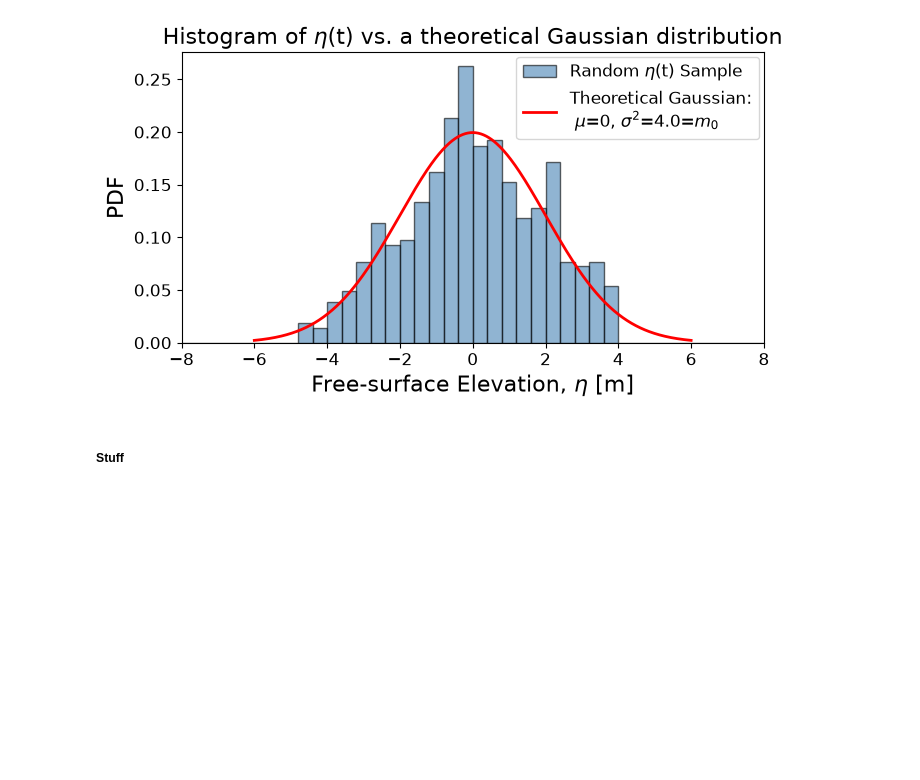
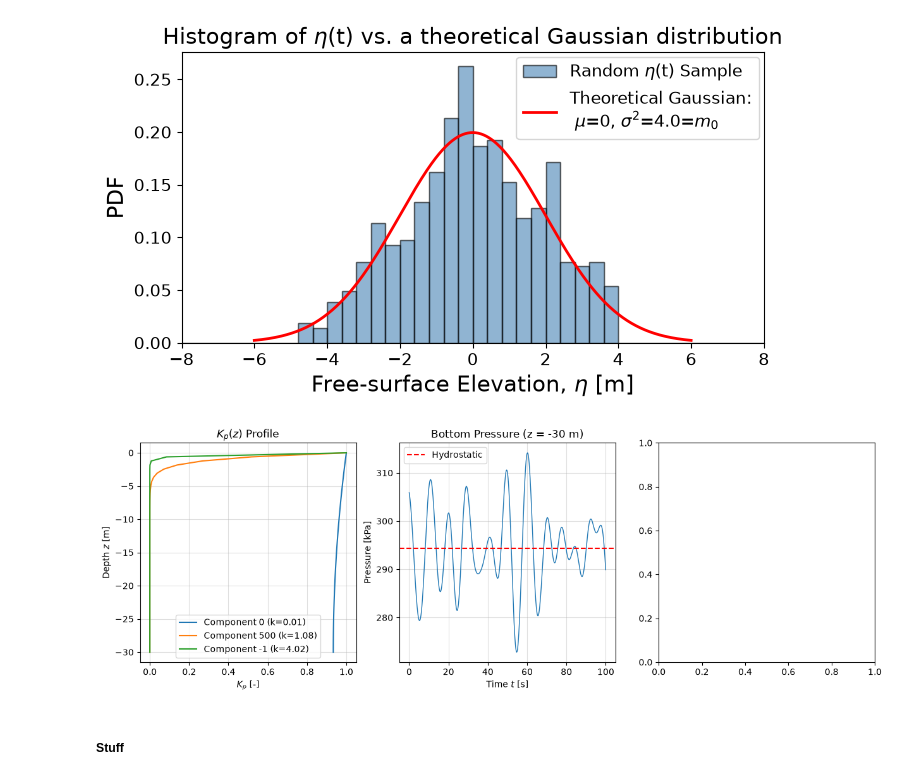
Before and after one commit to Dinojin/FSI_assignment-1, a Jupyter notebook: Q6.ipynb, the cells around one changed output. Drawn from its saved outputs; the diff is of its cells as text; code cells hidden in the pictures; blank space fills up the shorter version.

```diff
--- a/Q6.ipynb
+++ b/Q6.ipynb
@@ -19,6 +19,7 @@ maxT = 30 # 30 seconds
 
 # Parameters
 g = 9.81
+rho = 1000              # Water density [kg/m3]
 h = 30                  # Water depth [m]
 N = 1000                 # Number of wave components
 f_min = 1 / maxT
@@ -81,6 +82,7 @@ for i in range(N):
         np.cosh(k[i]*h) / np.sinh(k[i]*h)
         * np.cos(phase)
     )
+
 
 
 
@@ -302,6 +304,83 @@ plt.show()
 Standard deviation of random eta=1.8964, m0 (intended variance)=4.0
 Mean of random eta=0.0273, intended mean=0
 [figure]
+# %%
+from scipy.stats import norm
+
+# Pressure Gradient
+z = np.linspace(0, -30)
+p_hydrostatic = -(rho * g * z)
+K_p = np.zeros((len(z), N))
+
+for i in range(N):
+        K_pt = np.cosh(k[i] * (z+h)) / np.cosh(k[i] * h)
+        K_p[:, i] = K_pt
+
+p = np.zeros((len(z), len(t)))
+p += p_hydrostatic[:, None]
+
+for i in range(N):
+    eta_i = a[i] * np.cos(omega[i] * t + phi[i])
+    p += rho * g * K_p[:, i][:, None] * eta_i[None, :]
+
+# Plotting
+p_bottom = p[-1, :]
+p_hyd_bottom = p_hydrostatic[-1]
+K_p_bottom = K_p[-1, :]
+
+fig, axes = plt.subplots(1, 3, figsize=(15, 4.5))
+
+# 1. K_p vs Depth z (plotting first, middle, and last wave components)
+for idx in [0, N // 2, -1]:
+    axes[0].plot(K_p[:, idx], z, label=f"Component {idx} (k={k[idx]:.2f})")
+axes[0].set_title("$K_p(z)$ Profile")
+axes[0].set_xlabel("$K_p$ [-]")
+axes[0].set_ylabel("Depth $z$ [m]")
+axes[0].legend()
+axes[0].grid(True, alpha=0.4)
+
+# 2. Bottom Pressure Time Series (z = -30 m)
+axes[1].plot(t, p_bottom / 1e3, lw=1)
+axes[1].axhline(p_hyd_bottom / 1e3, color="r", ls="--", label="Hydrostatic")
+axes[1].set_title(f"Bottom Pressure (z = {z[-1]:.0f} m)")
+axes[1].set_xlabel("Time $t$ [s]")
+axes[1].set_ylabel("Pressure [kPa]")
+axes[1].legend()
+axes[1].grid(True, alpha=0.4)
+
+
+# p_dynamic = rho * g * K_p * eta
+# pbot = p_hydrostatic + p_dynamic
+
+mean_p = p.mean()
+std_p = p.std()
+var_p = std_p**2
+
+# plt.plot(t, p)
+
+# fig, ax = plt.subplots(figsize=(7.0, 4))
+
+# p_bins = np.linspace(-var_p * std_p, var_p * std_p, 41)
+# ax.hist(pbot, bins=p_bins, density=True, alpha=0.6,
+#         color='steelblue', edgecolor='black', label=r'Random p(t) Sample')
+
+# eta_range = np.linspace(-3*std_eta, 3*std_eta, 500)
+# gaussian = (1 / (std_eta*np.sqrt(2*np.pi))) * np.exp(
+#     -(eta_range - mean_eta)**2 / (2*variance_eta)
+# )
+# ax.plot(eta_range, gaussian, 'r-', linewidth=2,
+        # label=f'Theoretical Gaussian:\n $\mu$={mean_eta}, $\sigma^2$={variance_eta:.1f}=$m_0$')
+
+# # ax.set_xlim(-4*std_eta, 4*std_eta)
+# ax.set_xlabel(r'Free-surface Elevation, p [m]', fontsize=16)
+# ax.set_ylabel('PDF', fontsize=16)
+# ax.set_title(r'Histogram of p(t) vs. a theoretical Gaussian distribution', fontsize=16)
+# ax.tick_params(axis='both', which='major', labelsize=12)
+# ax.legend(loc=(0.575, 0.7), fontsize=12)
+# plt.tight_layout()
+# plt.show()
+# %% [output]
+[figure, added]
 # %% [markdown]
 ##### Stuff
 # %%
```
